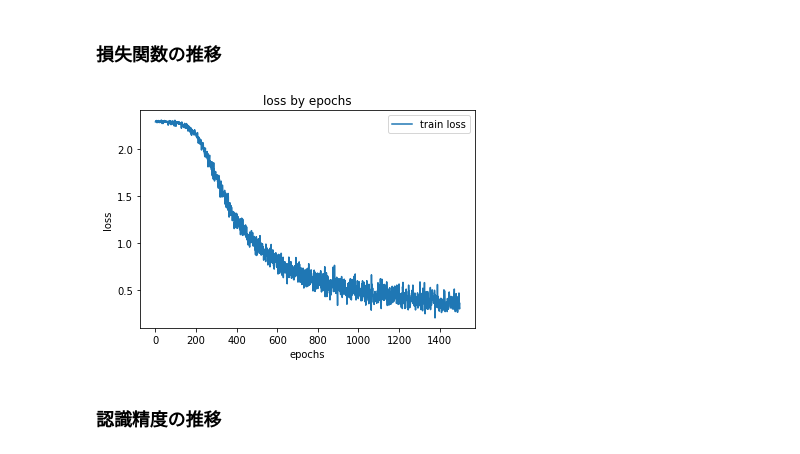
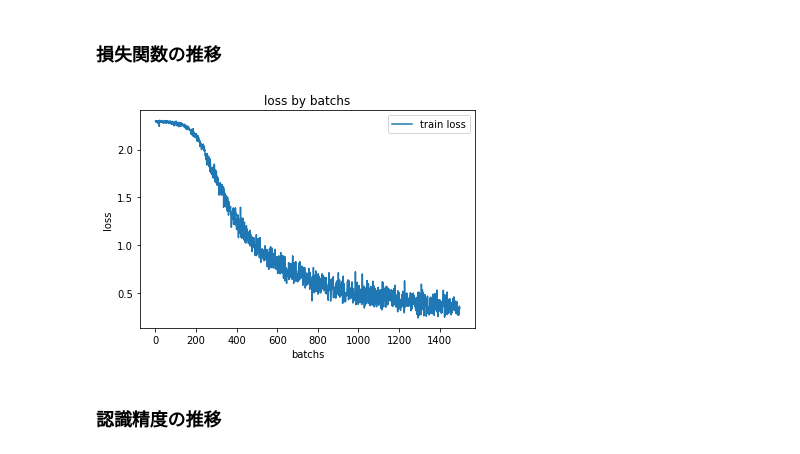
Before and after one commit to hseiyama/DeepLearning, a Jupyter notebook: zero_start_basic_01-custom.ipynb, the cells around one changed output. Cells and saved outputs as stored; diff of their text form; code cells hidden in the pictures.

```diff
--- a/zero_start_basic_01-custom.ipynb
+++ b/zero_start_basic_01-custom.ipynb
@@ -203,14 +203,14 @@ Done!
 # %%
 # グラフの描画
 x = np.arange(len(train_loss_list))
 plt.plot(x, train_loss_list, label='train loss')
-plt.xlabel('epochs')
+plt.xlabel('batchs')
 plt.ylabel('loss')
-plt.title('loss by epochs')
+plt.title('loss by batchs')
 plt.legend(loc='upper right')
 plt.show()
 # %% [output]
-[figure, old version]
+[figure, new version]
 # %% [markdown]
 ### 認識精度の推移
 # %%
```
Also changed, not shown: parts of 6 cells of this notebook.
